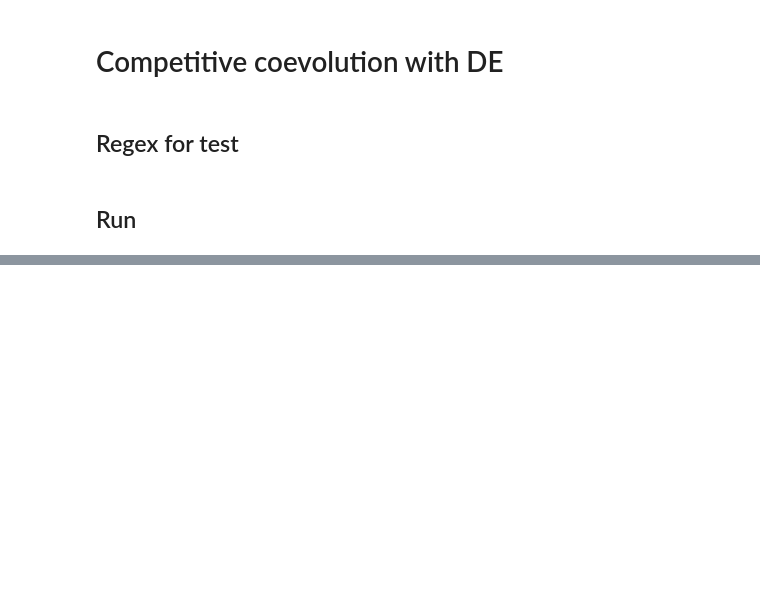
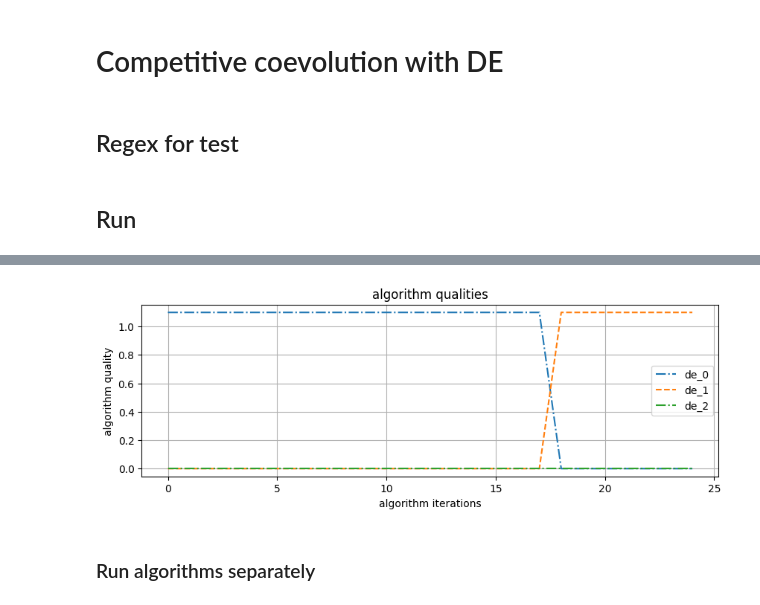
Before and after one commit to suboty/ret, a Jupyter notebook: research/Coevolutionary Demo for DE.ipynb, the cells around one changed output, grey strips where cells are left out. Drawn from its saved outputs; the diff is of its cells as text; code cells hidden in the pictures; blank space fills up the shorter version.

```diff
--- a/research/Coevolutionary Demo for DE.ipynb
+++ b/research/Coevolutionary Demo for DE.ipynb
@@ -91,0 +106,13 @@ Done in 1.501 seconds
+# %%
+import matplotlib.pyplot as plt
+from coevolutionary.utils.visualization import visualize_algorithms_quality
+
+plt.rcParams["figure.figsize"] = (10, 3)
+visualize_algorithms_quality(
+    population_qualities_history=population_qualities_history,
+    algorithm_names=coev_names
+)
+# %% [output]
+[figure, added]
+# %% [markdown]
+### Run algorithms separately
```
Also changed, not shown: parts of 11 cells of this notebook, 3 other files.
